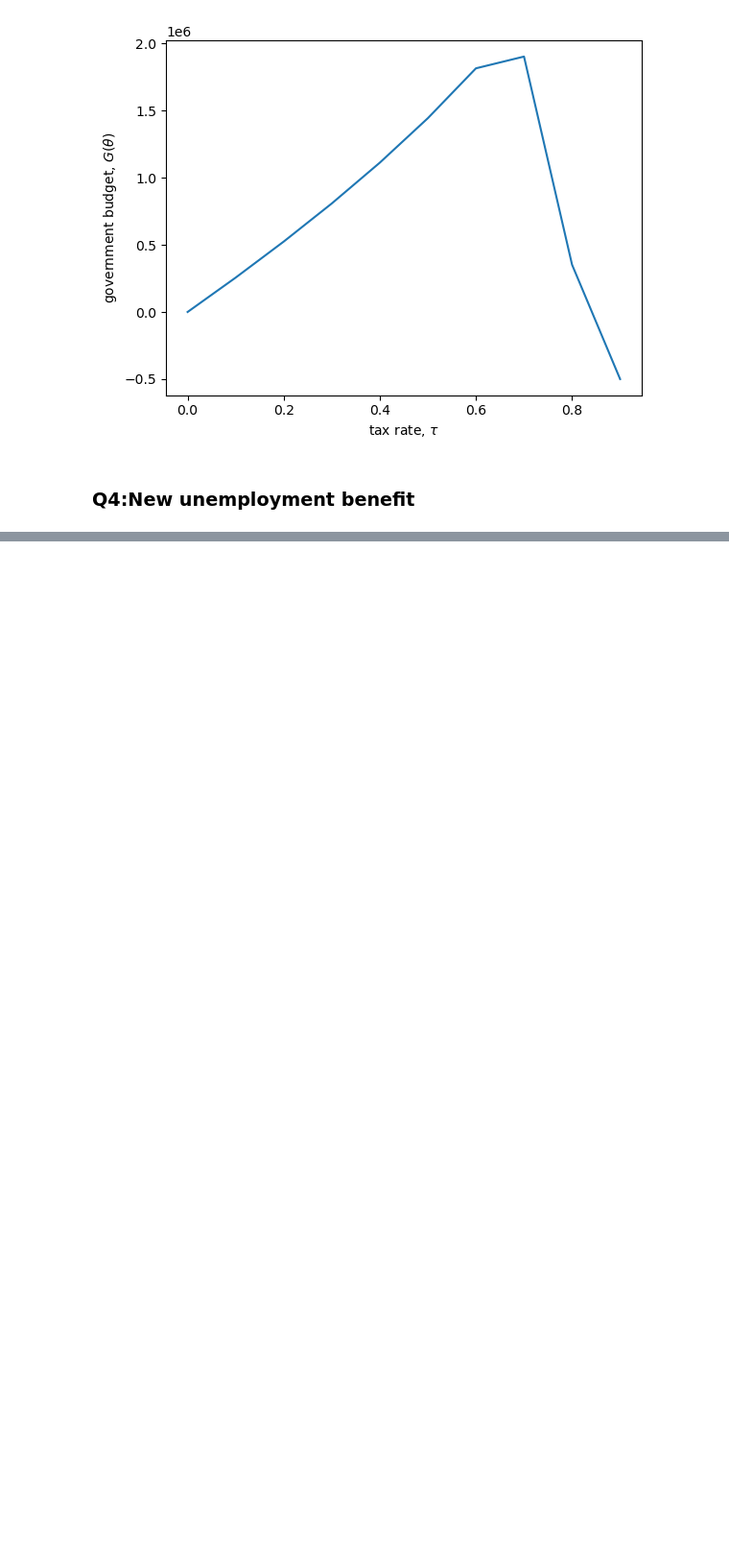
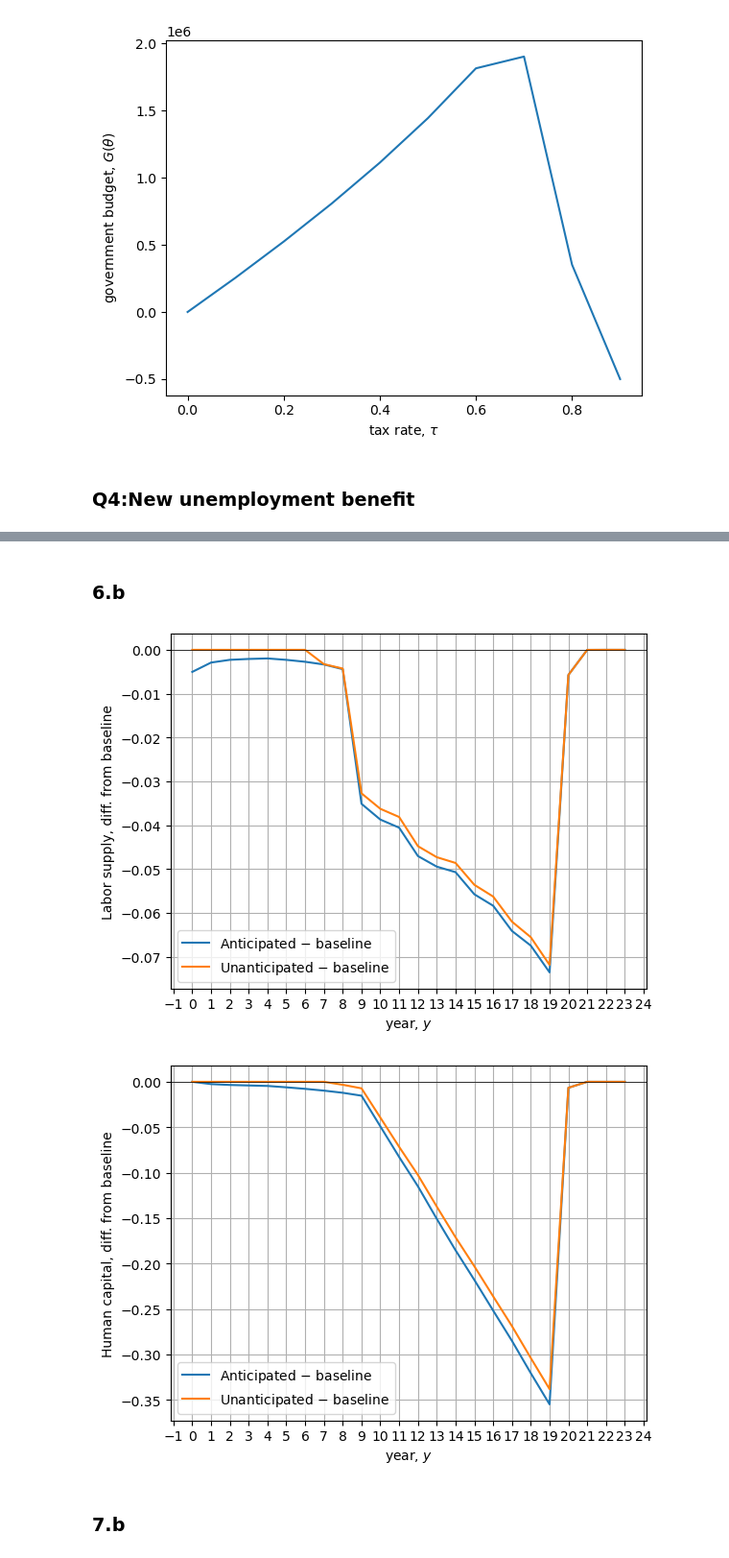
Before and after one commit to oliviarytter/HouseholdBehavior, a Jupyter notebook: EXAM HOUSEHOLD 2026/HouseholdBehavior_exam2026.ipynb, the cells around one changed output, grey strips where cells are left out. Shown at 96% size. Drawn from its saved outputs; the diff is of its cells as text; code cells hidden in the pictures; blank space fills up the shorter version.

```diff
--- a/EXAM HOUSEHOLD 2026/HouseholdBehavior_exam2026.ipynb
+++ b/EXAM HOUSEHOLD 2026/HouseholdBehavior_exam2026.ipynb
@@ -111,0 +197,54 @@ ax.set_xlabel('age, $t$'); ax.set_ylabel('Share working'); ax.legend()
+# %% [markdown]
+### 6.b
+# %%
+# rebuild the reference models fresh (earlier cells reassigned model_base); tau_1 = 0 in all
+model_base   = LaborCohortModelClass(par={'pi_1':0.0})   # Q3 baseline
+model_reform = LaborCohortModelClass(par={'pi_1':0.6})   # Q4 anticipated reform
+for m in (model_base, model_reform):
+    m.solve(); m.simulate()
+
+# unanticipated reform: splice decision rules by year, reuse simulate()
+model_unant = LaborCohortModelClass(par={'pi_1':0.6})
+for t in range(model_unant.par.T):
+    for b in range(model_unant.par.Nb):
+        year = t + b
+        model_unant.sol.h[t,b] = (model_base.sol.h[t,b] if year < model_unant.par.retire_year
+                                  else model_reform.sol.h[t,b])
+model_unant.simulate()
+# %%
+# aggregate by year and plot differences from baseline
+years = np.arange(model_base.par.num_years)
+mean_by_year = lambda vals, yr: np.array([np.nanmean(vals[yr==y]) for y in years])
+
+# labor supply, by year
+h_base = mean_by_year(model_base.sim.h,   model_base.sim.y)
+h_ant  = mean_by_year(model_reform.sim.h, model_reform.sim.y)
+h_un   = mean_by_year(model_unant.sim.h,  model_unant.sim.y)
+
+# human capital, by year
+k_base = mean_by_year(model_base.sim.k,   model_base.sim.y)
+k_ant  = mean_by_year(model_reform.sim.k, model_reform.sim.y)
+k_un   = mean_by_year(model_unant.sim.k,  model_unant.sim.y)
+
+# labor supply: difference from baseline
+fig,ax = plt.subplots()
+ax.plot(years, h_ant - h_base, label='Anticipated $-$ baseline')
+ax.plot(years, h_un  - h_base, label='Unanticipated $-$ baseline')
+ax.axhline(0, color='k', lw=0.5)
+ax.set_xlabel('year, $y$'); ax.set_ylabel('Labor supply, diff. from baseline'); ax.legend()
+ax.xaxis.set_major_locator(plt.MultipleLocator(1))   # tick/gridline every year
+ax.grid(True)
+
+# human capital: difference from baseline
+fig,ax = plt.subplots()
+ax.plot(years, k_ant - k_base, label='Anticipated $-$ baseline')
+ax.plot(years, k_un  - k_base, label='Unanticipated $-$ baseline')
+ax.axhline(0, color='k', lw=0.5)
+ax.set_xlabel('year, $y$'); ax.set_ylabel('Human capital, diff. from baseline'); ax.legend()
+ax.xaxis.set_major_locator(plt.MultipleLocator(1))   # tick/gridline every year
+ax.grid(True)
+# %% [output]
+[figure, added]
+[figure, added]
+# %% [markdown]
+### 7.b
```
Also changed, not shown: parts of 15 cells of this notebook, 15 other files.
